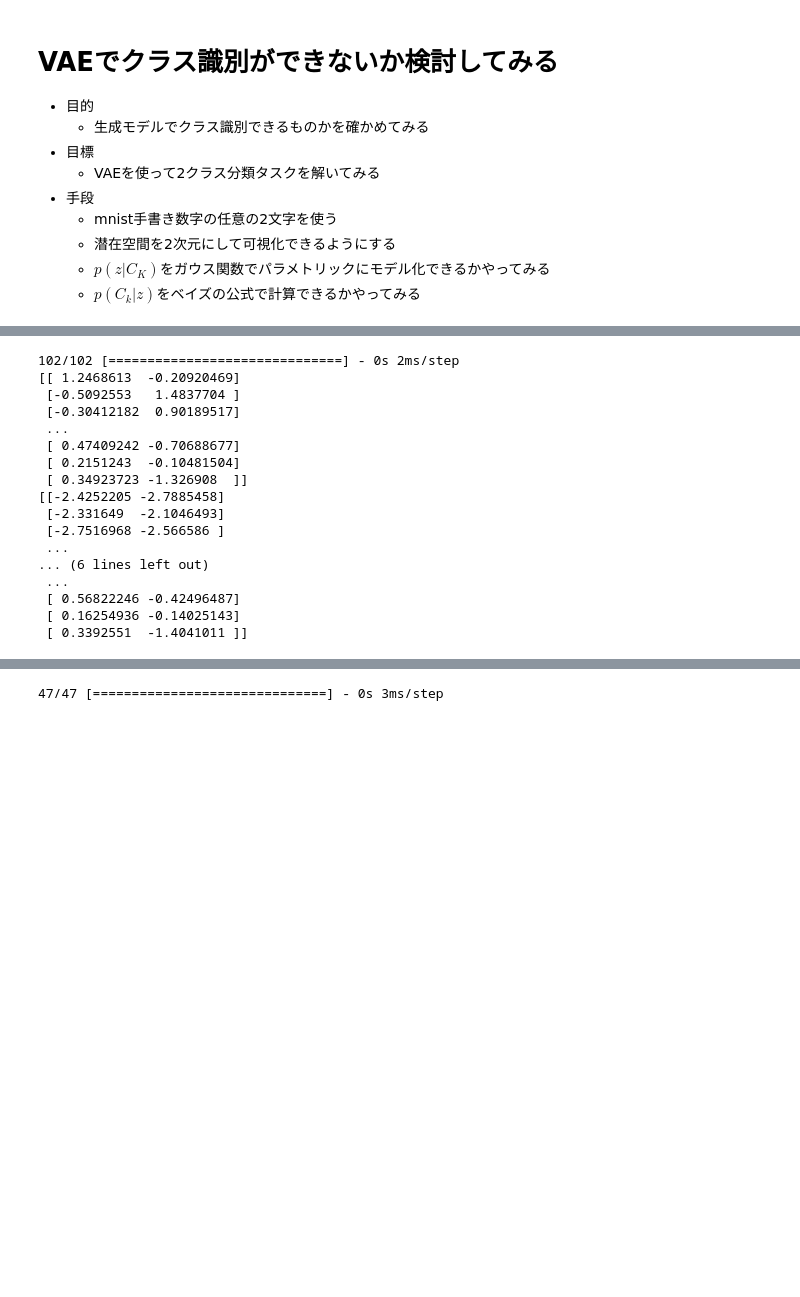
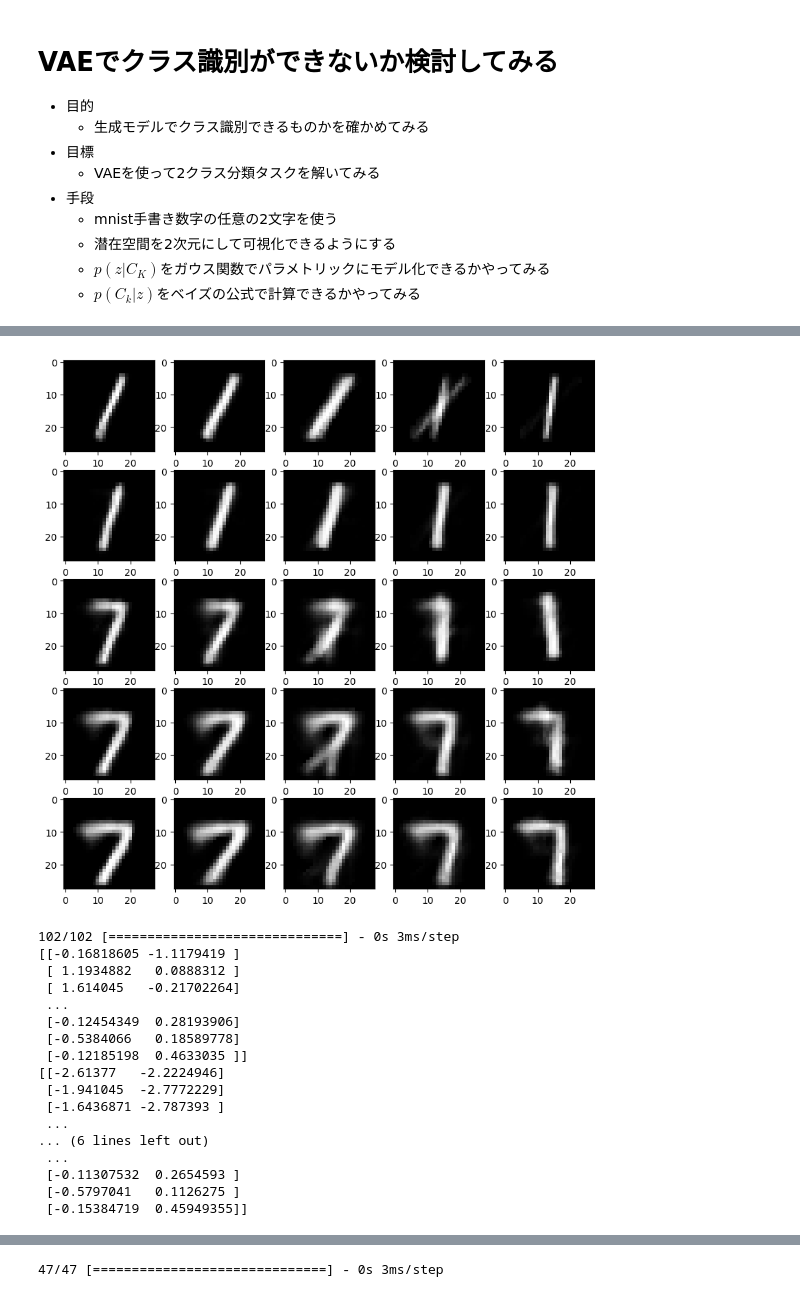
Before and after one commit to mdwl23/vae_study, a Jupyter notebook: note02.ipynb, the cells around one changed output, grey strips where cells are left out. Saved outputs shown, nothing was run; the diff lists cells and outputs as text; code cells hidden in the pictures; blank space fills up the shorter version.

```diff
--- a/note02.ipynb
+++ b/note02.ipynb
@@ -503,0 +357,19 @@ plt.show()
+# %%
+x = np.arange(-1, 1.1, 0.5)
+y = np.arange(-1, 1.1, 0.5)
+
+xx, yy = np.meshgrid(x, y)
+data = np.array([xx.ravel(), yy.ravel()]).T
+
+list_generated_image = []
+for i in data:
+    list_generated_image.append(decoder.predict(i.reshape(1,2)))
+
+fig, axs = plt.subplots(5, 5, figsize=(10, 10))
+cnt=0
+for i in range(5):
+    for j in range(5):
+        axs[i, j].imshow(list_generated_image[cnt].reshape(28,28), cmap="gray")
+        cnt+=1
+plt.show()
+# %% [output]
@@ -504,10 +393,5 @@ plt.show()
+[figure, added]
 # %%
-class1 = 1
-class2 = 7
-
-data_2class_train = np.concatenate([data_train[class1], data_train[class2]])
-label_2class_train = np.concatenate([np.ones(len(data_train[class1]))*class1, np.ones(len(data_train[class2]))*class2])
-
 # データをエンコーダーに入力して、平均、分散、サンプルを得ます。
 z_mean, z_log_var, z = encoder.predict(data_2class_train, batch_size=batch_size)
 
@@ -533,23 +417,23 @@ values2 = np.vstack([x[label_2class_train==class2], y[label_2class_train==class2
 kernel2 = kde.gaussian_kde(values2)
 f2 = np.reshape(kernel2(positions).T, xx.shape)
 # %% [output]
-102/102 [==============================] - 0s 2ms/step
-[[ 1.2468613  -0.20920469]
- [-0.5092553   1.4837704 ]
- [-0.30412182  0.90189517]
+102/102 [==============================] - 0s 3ms/step
+[[-0.16818605 -1.1179419 ]
+ [ 1.1934882   0.0888312 ]
+ [ 1.614045   -0.21702264]
  ...
- [ 0.47409242 -0.70688677]
- [ 0.2151243  -0.10481504]
- [ 0.34923723 -1.326908  ]]
-[[-2.4252205 -2.7885458]
- [-2.331649  -2.1046493]
- [-2.7516968 -2.566586 ]
+ [-0.12454349  0.28193906]
+ [-0.5384066   0.18589778]
+ [-0.12185198  0.4633035 ]]
+[[-2.61377   -2.2224946]
+ [-1.941045  -2.7772229]
+ [-1.6436871 -2.787393 ]
  ...
 ... (6 lines left out)
  ...
- [ 0.56822246 -0.42496487]
- [ 0.16254936 -0.14025143]
- [ 0.3392551  -1.4041011 ]]
+ [-0.11307532  0.2654593 ]
+ [-0.5797041   0.1126275 ]
+ [-0.15384719  0.45949355]]
 # %%
 # Plot the results
 fig, axs = plt.subplots(2, 3, figsize=(15, 10))
```
Also changed, not shown: parts of 25 cells of this notebook.
